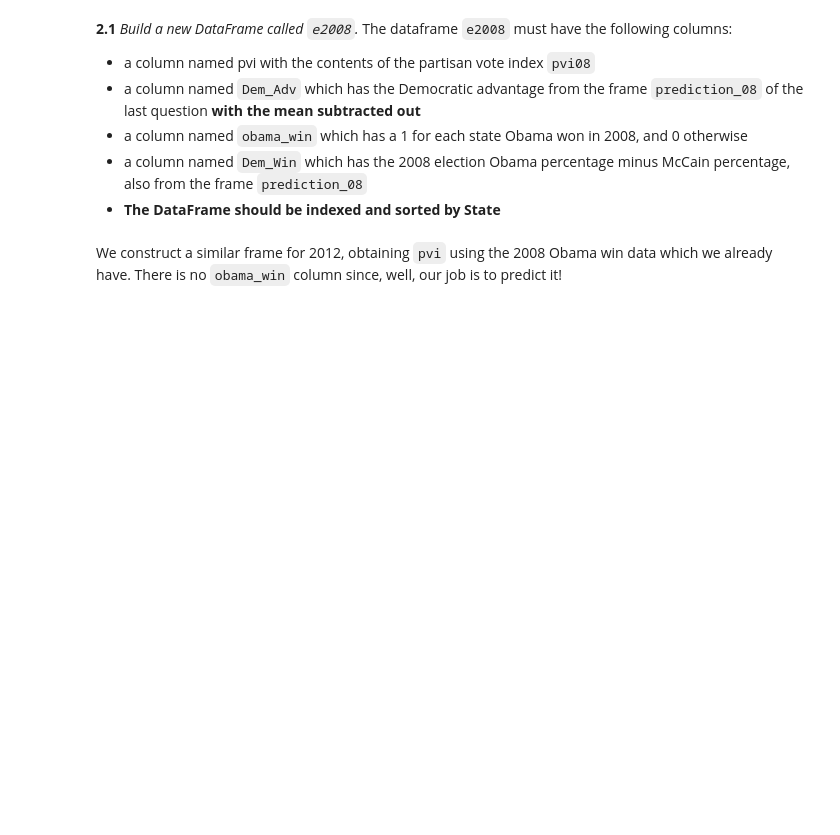
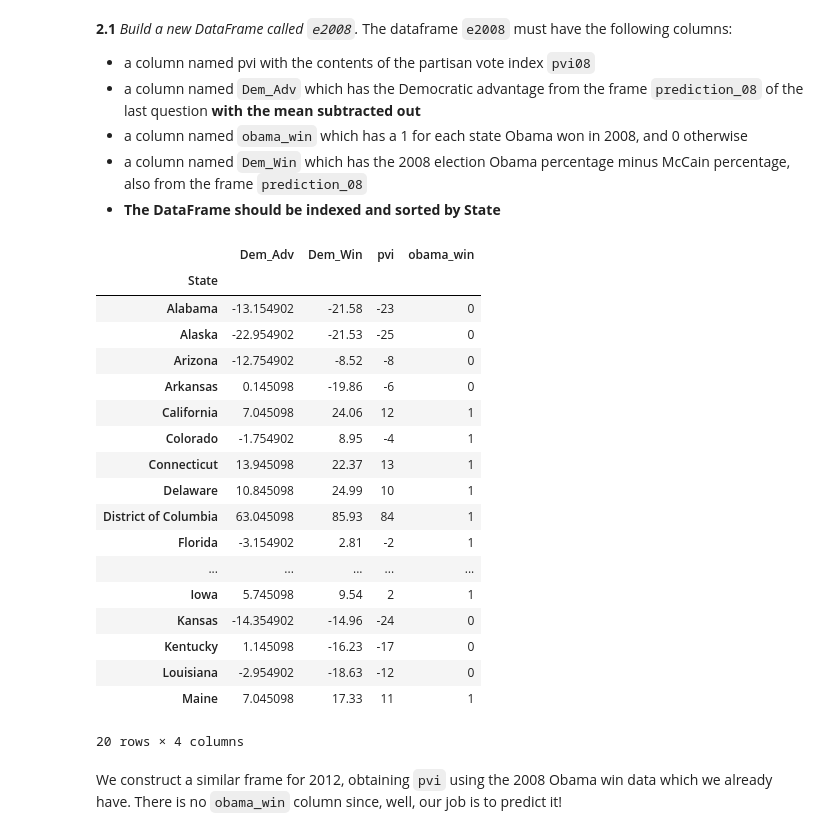
Before and after one commit to fahad623/cs109, a Jupyter notebook: content/HW2/HW2.ipynb, the cells around one changed output. Cells and saved outputs as stored; diff of their text form; code cells hidden in the pictures; blank space fills up the shorter version.

```diff
--- a/content/HW2/HW2.ipynb
+++ b/content/HW2/HW2.ipynb
@@ -786,3 +808,31 @@ pvi08.head()
+# %%
+#your code here
+e2008 = prediction_08.copy()
+e2008.Dem_Adv -= e2008.Dem_Adv.mean()
+e2008['pvi08'] = pvi08
+e2008['obama_win'] = (e2008.Dem_Win > 0).astype(float)
+e2008.rename(columns={'pvi08': 'pvi'}, inplace=True)
+e2008.head(20)
+# %% [output]
+|  | Dem_Adv | Dem_Win | pvi | obama_win |
+| State |  |  |  |  |
+| Alabama | -13.154902 | -21.58 | -23 | 0 |
+| Alaska | -22.954902 | -21.53 | -25 | 0 |
+| Arizona | -12.754902 | -8.52 | -8 | 0 |
+| Arkansas | 0.145098 | -19.86 | -6 | 0 |
+| California | 7.045098 | 24.06 | 12 | 1 |
+| Colorado | -1.754902 | 8.95 | -4 | 1 |
+| Connecticut | 13.945098 | 22.37 | 13 | 1 |
+| Delaware | 10.845098 | 24.99 | 10 | 1 |
+| District of Columbia | 63.045098 | 85.93 | 84 | 1 |
+| Florida | -3.154902 | 2.81 | -2 | 1 |
+| ... | ... | ... | ... | ... |
+| Iowa | 5.745098 | 9.54 | 2 | 1 |
+| Kansas | -14.354902 | -14.96 | -24 | 0 |
+| Kentucky | 1.145098 | -16.23 | -17 | 0 |
+| Louisiana | -2.954902 | -18.63 | -12 | 0 |
+| Maine | 7.045098 | 17.33 | 11 | 1 |
+20 rows × 4 columns
 # %% [markdown]
 We construct a similar frame for 2012, obtaining `pvi` using the 2008 Obama win data which we already have. There is no `obama_win` column since, well, our job is to predict it!
 # %%
```
Also changed, not shown: parts of 12 cells of this notebook, 1 other file.
